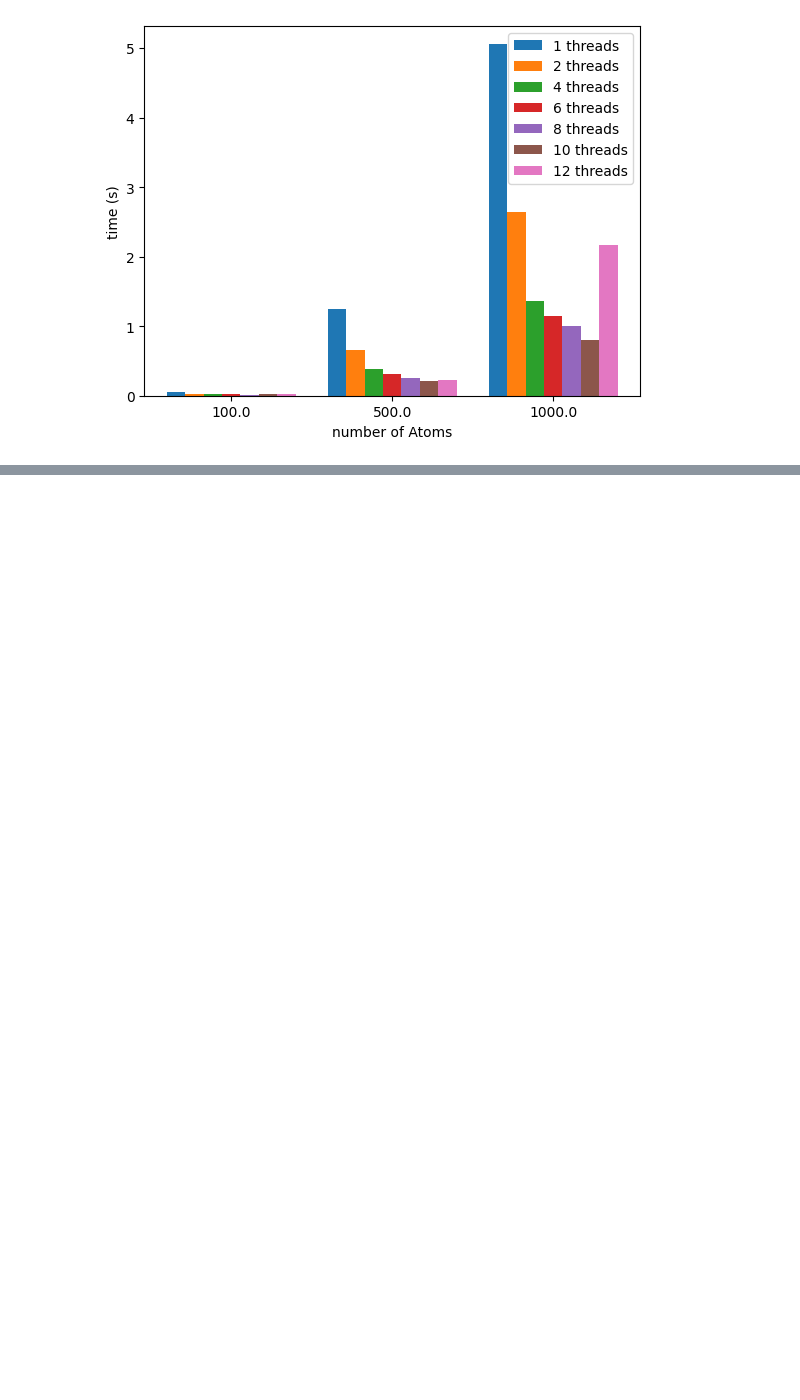
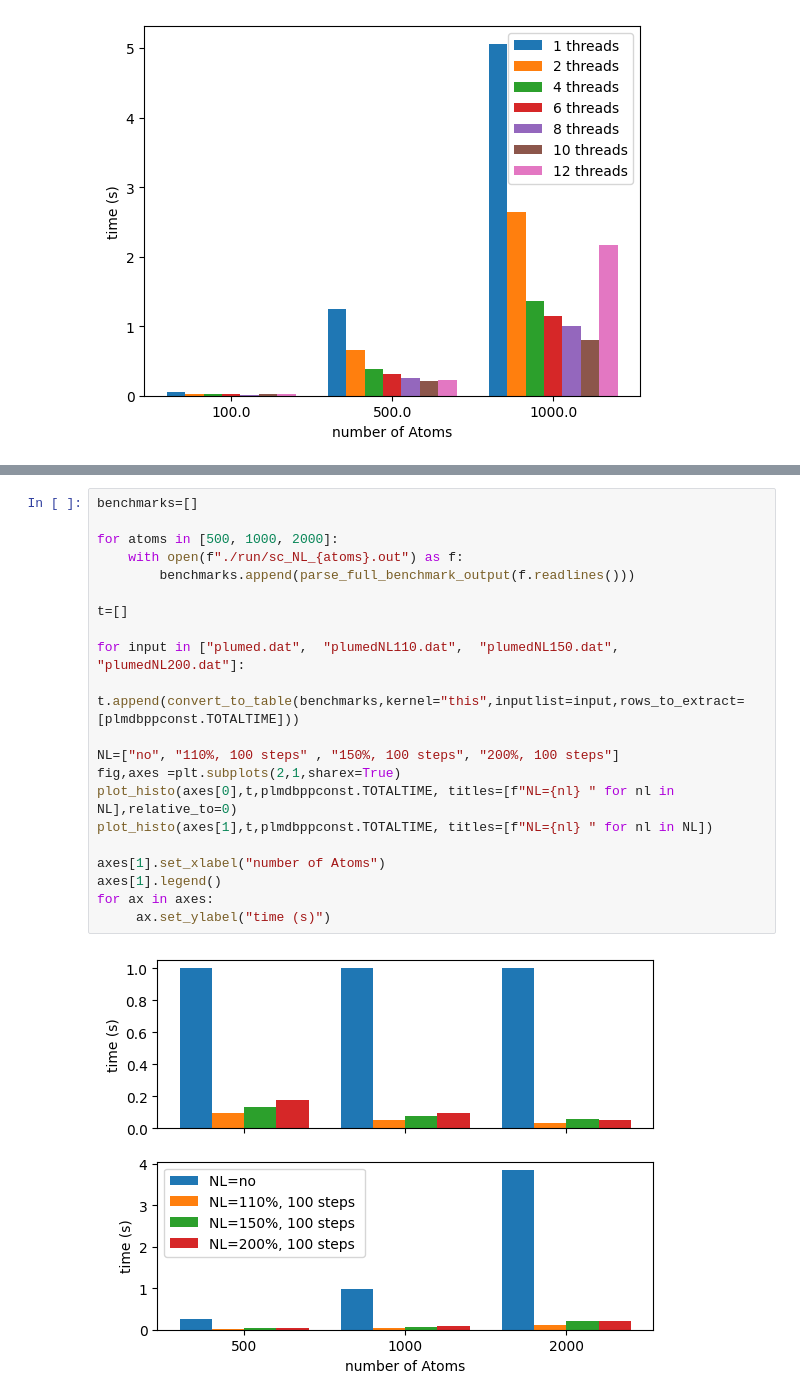
Before and after one commit to Iximiel/plumed-school-benchmark, a Jupyter notebook: Tutorial.ipynb, the cells around one changed output, grey strips where cells are left out. Drawn from its saved outputs; the diff is of its cells as text; blank space fills up the shorter version.

```diff
--- a/Tutorial.ipynb
+++ b/Tutorial.ipynb
@@ -92,0 +117,23 @@ ax.legend()
+# %%
+benchmarks=[]
+
+for atoms in [500, 1000, 2000]:
+    with open(f"./run/sc_NL_{atoms}.out") as f:
+        benchmarks.append(parse_full_benchmark_output(f.readlines()))
+
+t=[]
+
+for input in ["plumed.dat",  "plumedNL110.dat",  "plumedNL150.dat",  "plumedNL200.dat"]:
+    t.append(convert_to_table(benchmarks,kernel="this",inputlist=input,rows_to_extract=[plmdbppconst.TOTALTIME]))
+
+NL=["no", "110%, 100 steps" , "150%, 100 steps", "200%, 100 steps"]
+fig,axes =plt.subplots(2,1,sharex=True)
+plot_histo(axes[0],t,plmdbppconst.TOTALTIME, titles=[f"NL={nl} " for nl in NL],relative_to=0)
+plot_histo(axes[1],t,plmdbppconst.TOTALTIME, titles=[f"NL={nl} " for nl in NL])
+
+axes[1].set_xlabel("number of Atoms")
+axes[1].legend()
+for ax in axes:
+     ax.set_ylabel("time (s)")
+# %% [output]
+[figure, added]
```
Also changed, not shown: parts of 5 cells of this notebook, 3 other files.
